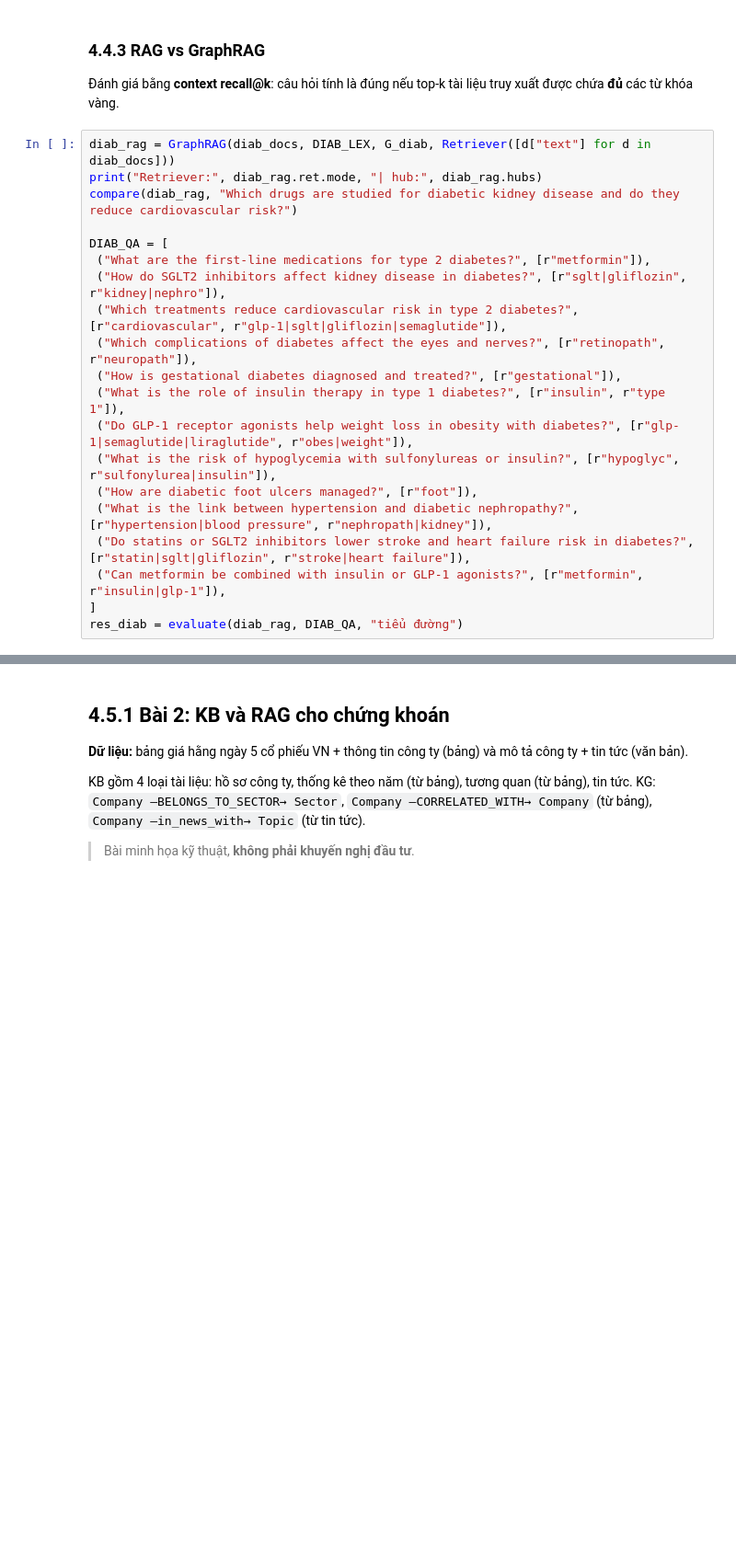
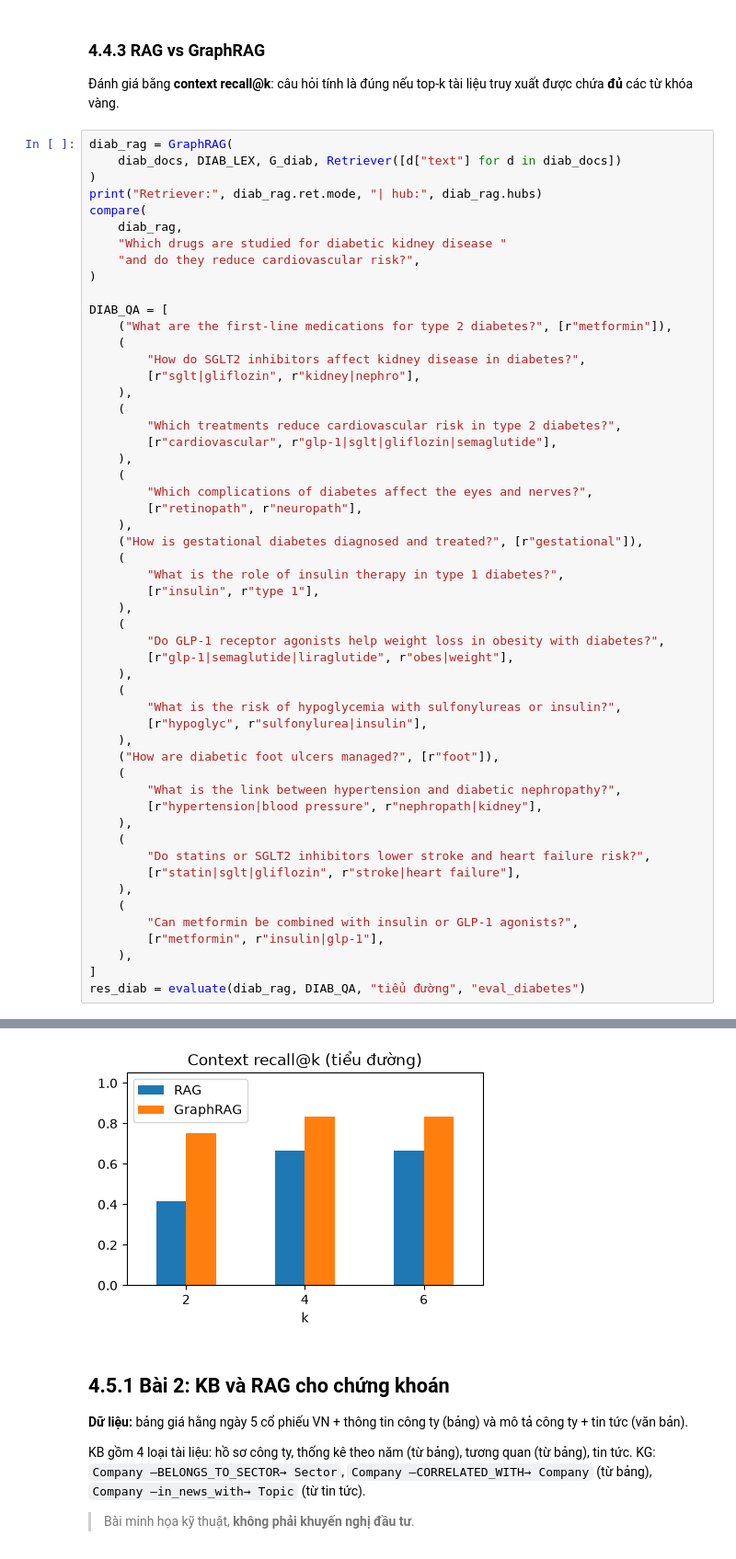
Before and after one commit to lyhaiquan/KG_RAG, a Jupyter notebook: RAG_KG_Kaggle.ipynb, the cells around one changed output, grey strips where cells are left out. Shown at 92% size. Saved outputs shown, nothing was run; the diff lists cells and outputs as text; blank space fills up the shorter version.

```diff
--- a/RAG_KG_Kaggle.ipynb
+++ b/RAG_KG_Kaggle.ipynb
@@ -453,22 +780,56 @@ print("Bệnh/yếu tố đi cùng GLP-1 RA:", top_links(G_diab, "GLP-1 RA", "Di
 ### 4.4.3 RAG vs GraphRAG
 Đánh giá bằng **context recall@k**: câu hỏi tính là đúng nếu top-k tài liệu truy xuất được chứa **đủ** các từ khóa vàng.
 # %%
-diab_rag = GraphRAG(diab_docs, DIAB_LEX, G_diab, Retriever([d["text"] for d in diab_docs]))
+diab_rag = GraphRAG(
+    diab_docs, DIAB_LEX, G_diab, Retriever([d["text"] for d in diab_docs])
+)
 print("Retriever:", diab_rag.ret.mode, "| hub:", diab_rag.hubs)
-compare(diab_rag, "Which drugs are studied for diabetic kidney disease and do they reduce cardiovascular risk?")
+compare(
+    diab_rag,
+    "Which drugs are studied for diabetic kidney disease "
+    "and do they reduce cardiovascular risk?",
+)
 
 DIAB_QA = [
- ("What are the first-line medications for type 2 diabetes?", [r"metformin"]),
- ("How do SGLT2 inhibitors affect kidney disease in diabetes?", [r"sglt|gliflozin", r"kidney|nephro"]),
- ("Which treatments reduce cardiovascular risk in type 2 diabetes?", [r"cardiovascular", r"glp-1|sglt|gliflozin|semaglutide"]),
- ("Which complications of diabetes affect the eyes and nerves?", [r"retinopath", r"neuropath"]),
- ("How is gestational diabetes diagnosed and treated?", [r"gestational"]),
- ("What is the role of insulin therapy in type 1 diabetes?", [r"insulin", r"type 1"]),
- ("Do GLP-1 receptor agonists help weight loss in obesity with diabetes?", [r"glp-1|semaglutide|liraglutide", r"obes|weight"]),
- ("What is the risk of hypoglycemia with sulfonylureas or insulin?", [r"hypoglyc", r"sulfonylurea|insulin"]),
- ("How are diabetic foot ulcers managed?", [r"foot"]),
- ("What is the link between hypertension and diabetic nephropathy?", [r"hypertension|blood pressure", r"nephropath|kidney"]),
- ("Do statins or SGLT2 inhibitors lower stroke and heart failure risk in diabetes?", [r"statin|sglt|gliflozin", r"stroke|heart failure"]),
- ("Can metformin be combined with insulin or GLP-1 agonists?", [r"metformin", r"insulin|glp-1"]),
+    ("What are the first-line medications for type 2 diabetes?", [r"metformin"]),
+    (
+        "How do SGLT2 inhibitors affect kidney disease in diabetes?",
+        [r"sglt|gliflozin", r"kidney|nephro"],
+    ),
+    (
+        "Which treatments reduce cardiovascular risk in type 2 diabetes?",
+        [r"cardiovascular", r"glp-1|sglt|gliflozin|semaglutide"],
+    ),
+    (
+        "Which complications of diabetes affect the eyes and nerves?",
+        [r"retinopath", r"neuropath"],
+    ),
+    ("How is gestational diabetes diagnosed and treated?", [r"gestational"]),
+    (
+        "What is the role of insulin therapy in type 1 diabetes?",
+        [r"insulin", r"type 1"],
+    ),
+    (
+        "Do GLP-1 receptor agonists help weight loss in obesity with diabetes?",
+        [r"glp-1|semaglutide|liraglutide", r"obes|weight"],
+    ),
+    (
+        "What is the risk of hypoglycemia with sulfonylureas or insulin?",
+        [r"hypoglyc", r"sulfonylurea|insulin"],
+    ),
+    ("How are diabetic foot ulcers managed?", [r"foot"]),
+    (
+        "What is the link between hypertension and diabetic nephropathy?",
+        [r"hypertension|blood pressure", r"nephropath|kidney"],
+    ),
+    (
+        "Do statins or SGLT2 inhibitors lower stroke and heart failure risk?",
+        [r"statin|sglt|gliflozin", r"stroke|heart failure"],
+    ),
+    (
+        "Can metformin be combined with insulin or GLP-1 agonists?",
+        [r"metformin", r"insulin|glp-1"],
+    ),
 ]
-res_diab = evaluate(diab_rag, DIAB_QA, "tiểu đường")
+res_diab = evaluate(diab_rag, DIAB_QA, "tiểu đường", "eval_diabetes")
+# %% [output]
@@ -475,3 +858,4 @@ res_diab = evaluate(diab_rag, DIAB_QA, "tiểu đường")
+[figure, added]
 # %% [markdown]
 ## 4.5.1 Bài 2: KB và RAG cho chứng khoán
 
```
Also changed, not shown: parts of 21 cells of this notebook, 26 other files.
